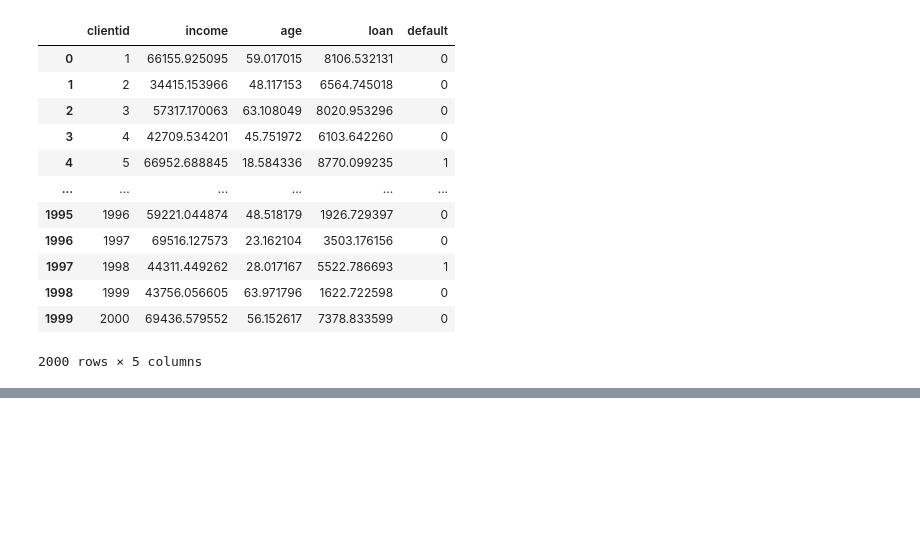
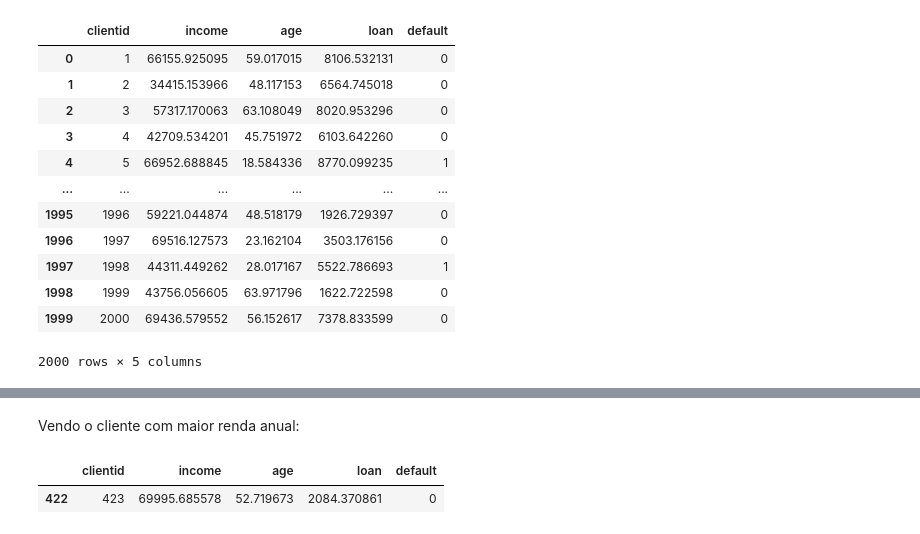
Before and after one commit to wnbrandao/wnbrandao, a Jupyter notebook: Untitled0.ipynb, the cells around one changed output, grey strips where cells are left out. Cells and saved outputs as stored; diff of their text form; code cells hidden in the pictures; blank space fills up the shorter version.

```diff
--- a/Untitled0.ipynb
+++ b/Untitled0.ipynb
@@ -40,0 +53,7 @@ base_credit
+# %% [markdown]
+Vendo o cliente com maior renda anual:
+# %%
+base_credit[base_credit['income']>=69995.685578]
+# %% [output]
+|  | clientid | income | age | loan | default |
+| 422 | 423 | 69995.685578 | 52.719673 | 2084.370861 | 0 |
```
Also changed, not shown: parts of 6 cells of this notebook.
